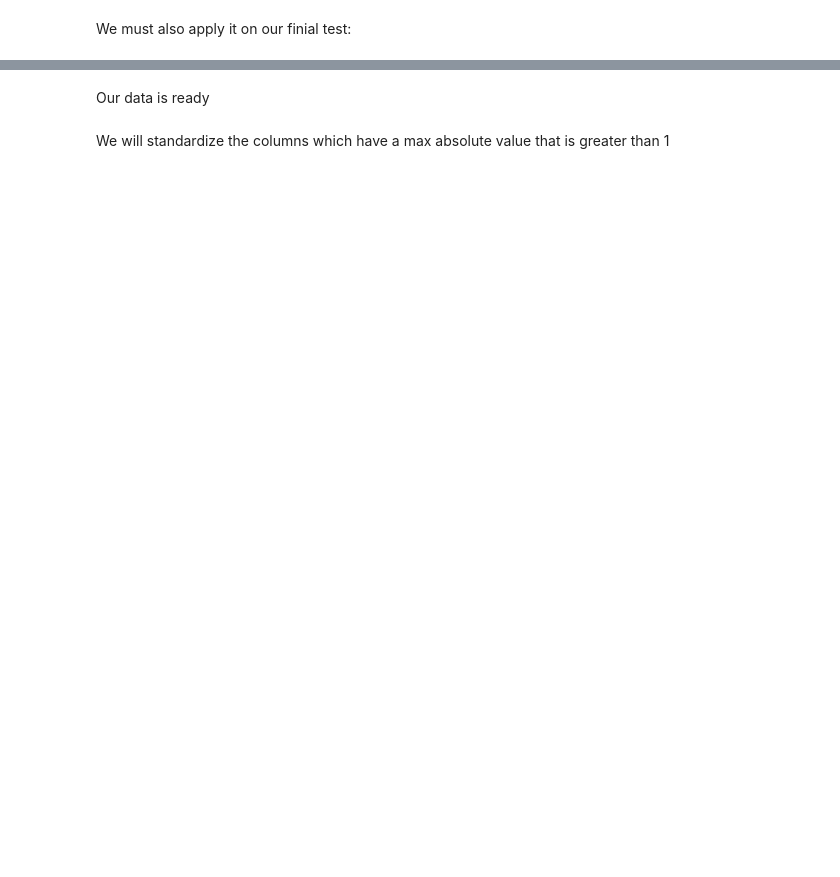
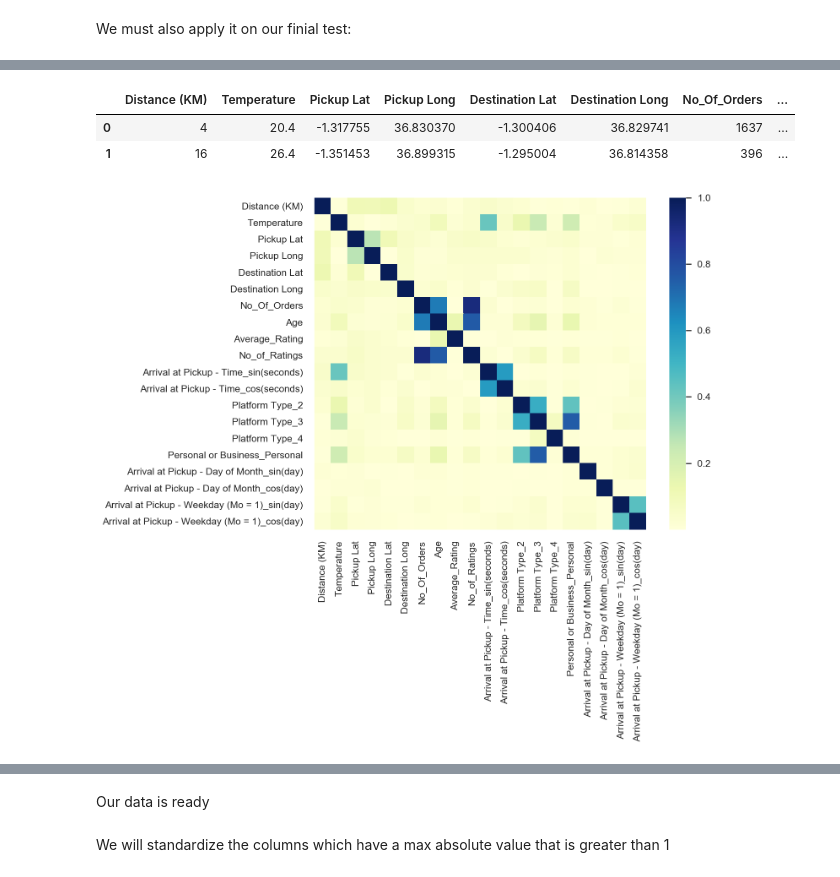
Before and after one commit to Mangalis0/Zindi-Regression-Hackathon, a Jupyter notebook: sam_regression.ipynb, the cells around one changed output, grey strips where cells are left out. Drawn from its saved outputs; the diff is of its cells as text; code cells hidden in the pictures; blank space fills up the shorter version.

```diff
--- a/sam_regression.ipynb
+++ b/sam_regression.ipynb
@@ -122,7 +138,42 @@ def cleaner(input_df, nullthreshold=0.9, correlation_thresh=0.95, day_of_month_c
 
     input_dfc2 = one_encoder(input_dfc2, ['Platform Type', 'Personal or Business'])
     #########################################################################################
+    def cyclic_days(input_df, month_days_cols, weekdays_cols):
+        input_dfc = input_df.copy()
 
+
+        for mday_col in month_days_cols:
+            if mday_col in input_dfc.columns:
+
+                input_dfc[mday_col + '_sin(day)'] = input_df[mday_col].apply(lambda day: np.sin(\
+                day * (2.*np.pi/31))\
+                    )
+
+                input_dfc[mday_col + '_cos(day)'] = input_df[mday_col].apply(lambda day: np.cos(\
+                day * (2.*np.pi/31))\
+                    )
+
+                input_dfc.drop(mday_col, inplace=True, axis=1)
+
+
+        for wday_col in weekdays_cols:
+            if wday_col in input_dfc.columns:
+
+                input_dfc[wday_col + '_sin(day)'] = input_df[wday_col].apply(lambda day: np.sin(\
+                day * (2.*np.pi/7))\
+                    )
+
+                input_dfc[wday_col + '_cos(day)'] = input_df[wday_col].apply(lambda day: np.cos(\
+                day * (2.*np.pi/7))\
+                    )
+
+                input_dfc.drop(wday_col, inplace=True, axis=1)
+            else:
+                continue
+
+        return input_dfc
+
+    input_dfc2 = cyclic_days(input_dfc2, day_of_month_cols, day_of_week_cols)
     #########################################################################################
     # This code will remove one of a pair of variables that are 95% correlated
     def correlation_drop(df, thresh):
@@ -190,6 +240,14 @@ Dataframe now has 18 from 26 input columns
+# %%
+X1.head(2)
+# %% [output]
+|  | Distance (KM) | Temperature | Pickup Lat | Pickup Long | Destination Lat | Destination Long | No_Of_Orders | ... |
+| 0 | 4 | 20.4 | -1.317755 | 36.830370 | -1.300406 | 36.829741 | 1637 | ... |
+| 1 | 16 | 26.4 | -1.351453 | 36.899315 | -1.295004 | 36.814358 | 396 | ... |
 # %%
-# corr_matrix = X_train.corr(method = "spearman").abs()
-# sns.set(font_scale = 1.0)
-# f, ax = plt.subplots(figsize=(11, 9))
-# sns.heatmap(corr_matrix, cmap= "YlGnBu", square=True, ax = ax)
-# f.tight_layout()
+corr_matrix = X_train.corr(method = "spearman").abs()
+sns.set(font_scale = 1.0)
+f, ax = plt.subplots(figsize=(11, 9))
+sns.heatmap(corr_matrix, cmap= "YlGnBu", square=True, ax = ax)
+f.tight_layout()
+# %% [output]
+[figure, added]
```
Also changed, not shown: parts of 31 cells of this notebook.
